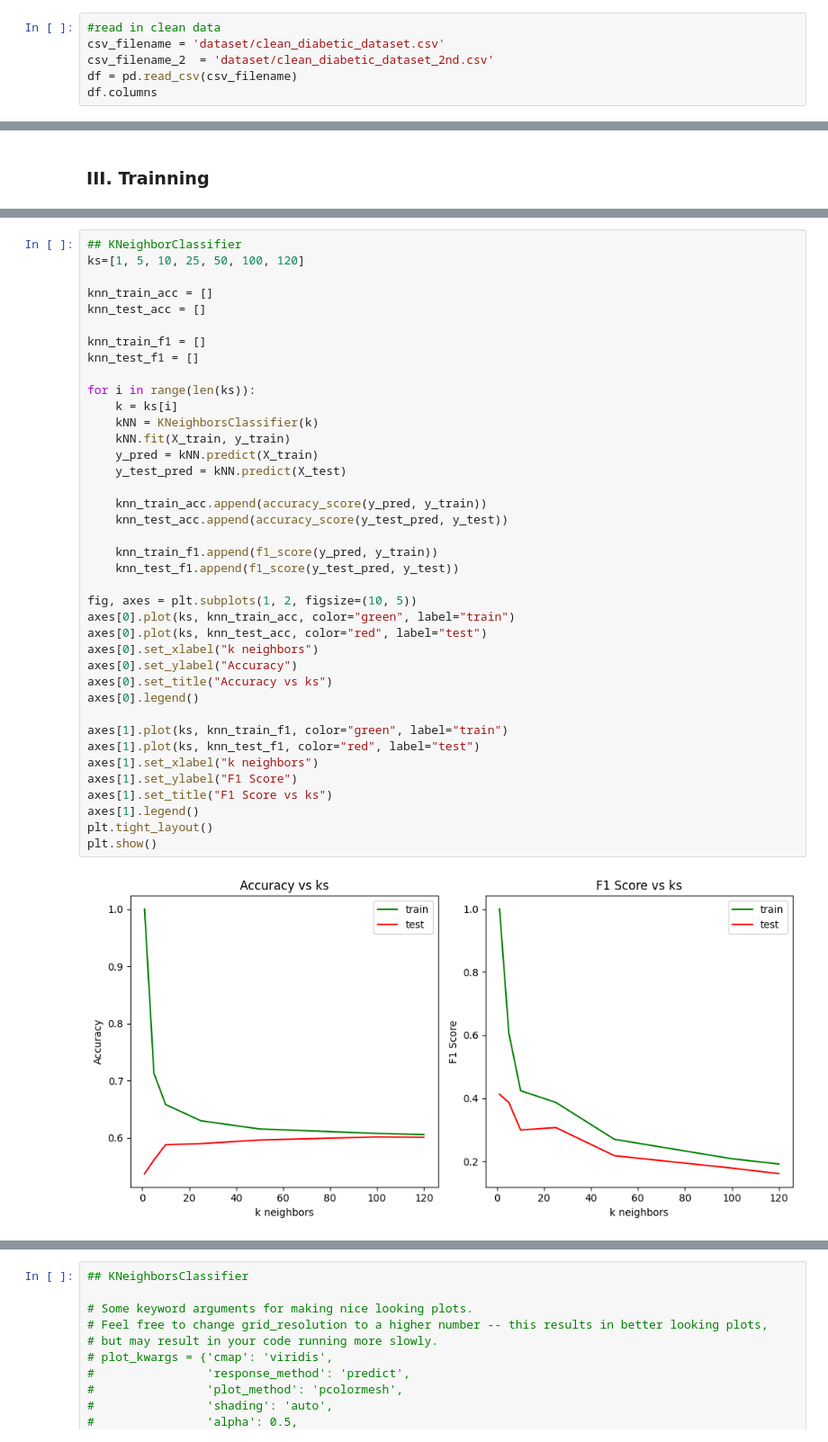
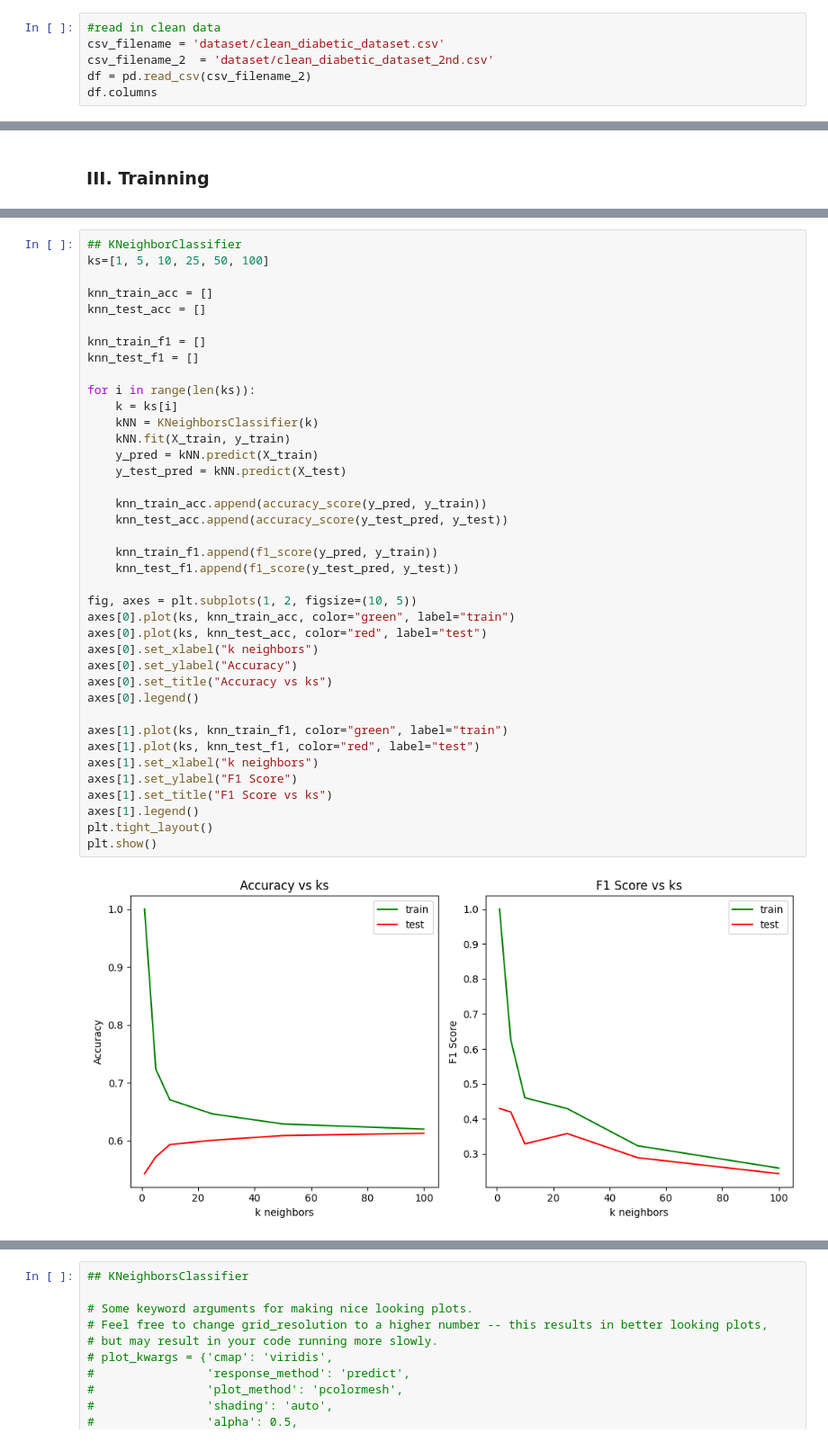
Before and after one commit to minhngo3818/cs178-diabetes-project, a Jupyter notebook: main.ipynb, the cells around one changed output, grey strips where cells are left out. Shown at 90% size. Drawn from its saved outputs; the diff is of its cells as text.

```diff
--- a/main.ipynb
+++ b/main.ipynb
@@ -39,7 +39,7 @@ seed = 12345
 #read in clean data
 csv_filename = 'dataset/clean_diabetic_dataset.csv'
 csv_filename_2  = 'dataset/clean_diabetic_dataset_2nd.csv'
-df = pd.read_csv(csv_filename)
+df = pd.read_csv(csv_filename_2)
 df.columns
 # %% [output]
 Index(['race', 'gender', 'age', 'admission_type_id',
@@ -188,7 +158,7 @@ X = df.drop("readmitted",axis=1)
 X_train, X_test, y_train, y_test = train_test_split(X, y,test_size=0.2, shuffle=True, random_state=seed)
 # %%
 ## KNeighborClassifier
-ks=[1, 5, 10, 25, 50, 100, 120]
+ks=[1, 5, 10, 25, 50, 100]
 
 knn_train_acc = []
 knn_test_acc = []
@@ -199,33 +169,33 @@ knn_test_f1 = []
 for i in range(len(ks)):
     k = ks[i]
     kNN = KNeighborsClassifier(k)
     kNN.fit(X_train, y_train)
     y_pred = kNN.predict(X_train)
     y_test_pred = kNN.predict(X_test)
 
     knn_train_acc.append(accuracy_score(y_pred, y_train))
     knn_test_acc.append(accuracy_score(y_test_pred, y_test))
 
     knn_train_f1.append(f1_score(y_pred, y_train))
     knn_test_f1.append(f1_score(y_test_pred, y_test))
 
 fig, axes = plt.subplots(1, 2, figsize=(10, 5))
 axes[0].plot(ks, knn_train_acc, color="green", label="train")
 axes[0].plot(ks, knn_test_acc, color="red", label="test")
 axes[0].set_xlabel("k neighbors")
 axes[0].set_ylabel("Accuracy")
 axes[0].set_title("Accuracy vs ks")
 axes[0].legend()
 
 axes[1].plot(ks, knn_train_f1, color="green", label="train")
 axes[1].plot(ks, knn_test_f1, color="red", label="test")
 axes[1].set_xlabel("k neighbors")
 axes[1].set_ylabel("F1 Score")
 axes[1].set_title("F1 Score vs ks")
 axes[1].legend()
 plt.tight_layout()
 plt.show()
 # %% [output]
-[figure, old version]
+[figure, new version]
 # %%
 # Select k = 50 for best fit for kNN models
```
Also changed, not shown: parts of 15 cells of this notebook, 1 other file.
